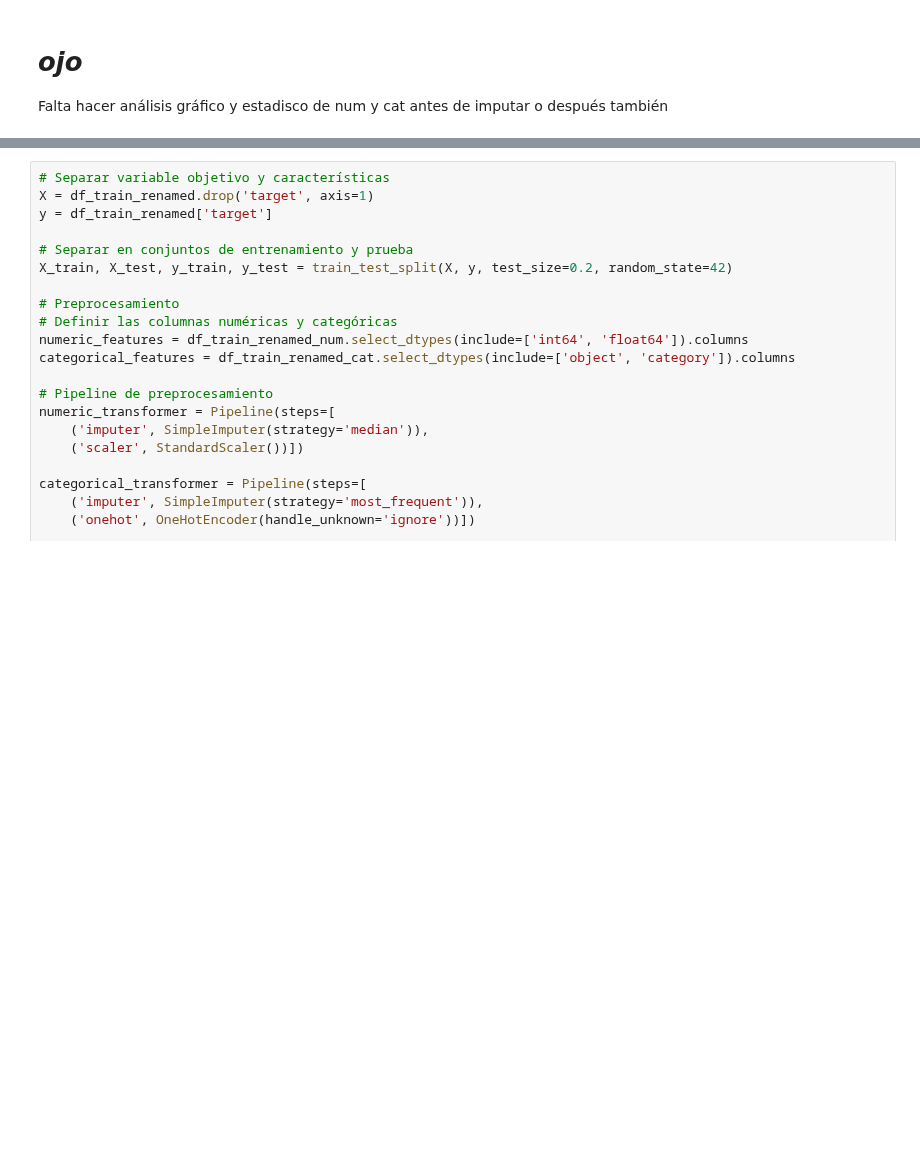
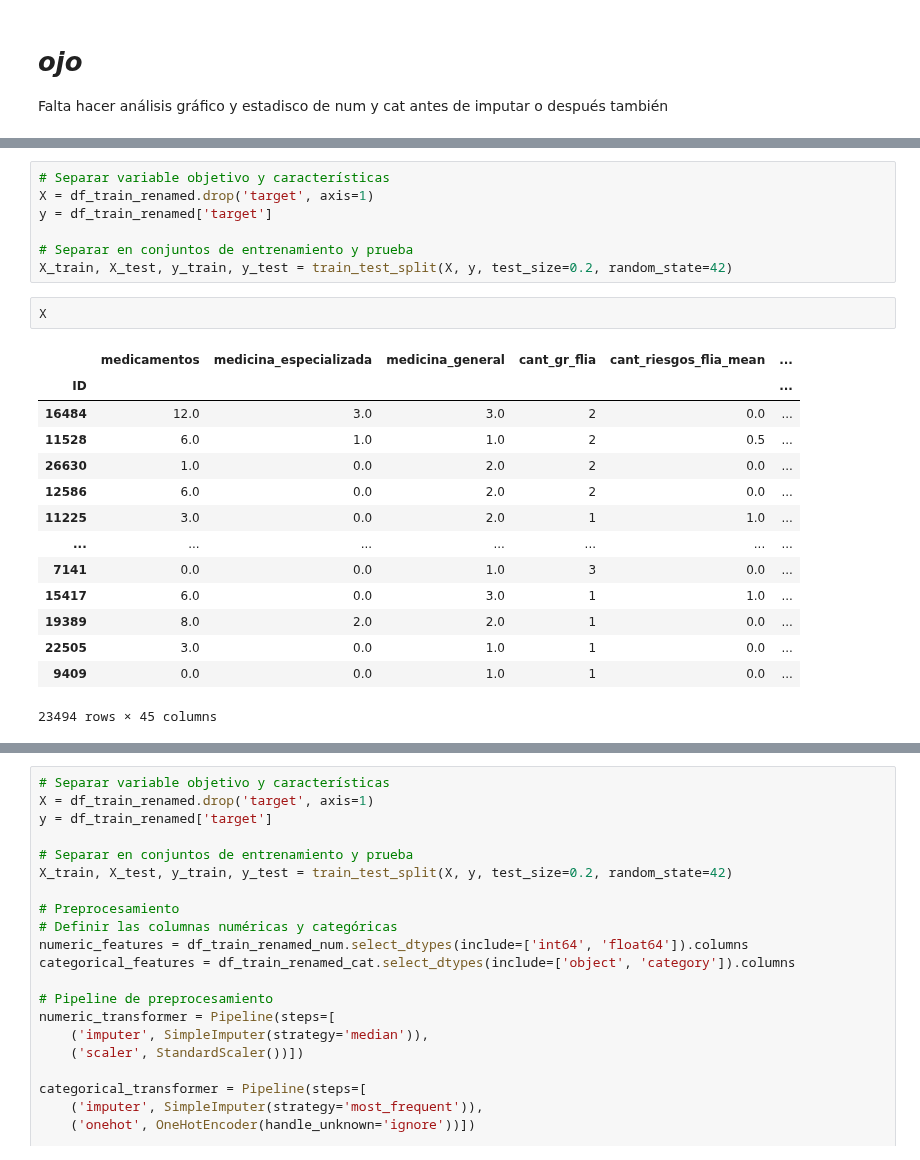
Before and after one commit to alfa7g7/Fundamentos-analitica-II, a Jupyter notebook: UNIDAD II/Proyecto final PSA/proyecto-psa.ipynb, the cells around one changed output, grey strips where cells are left out. Cells and saved outputs as stored; diff of their text form; blank space fills up the shorter version.

```diff
--- a/UNIDAD II/Proyecto final PSA/proyecto-psa.ipynb
+++ b/UNIDAD II/Proyecto final PSA/proyecto-psa.ipynb
@@ -252,0 +471,24 @@ Falta hacer análisis gráfico y estadisco de num y cat antes de imputar o despu
+# %%
+# Separar variable objetivo y características
+X = df_train_renamed.drop('target', axis=1)
+y = df_train_renamed['target']
+
+# Separar en conjuntos de entrenamiento y prueba
+X_train, X_test, y_train, y_test = train_test_split(X, y, test_size=0.2, random_state=42)
+# %%
+X
+# %% [output]
+|  | medicamentos | medicina_especializada | medicina_general | cant_gr_flia | cant_riesgos_flia_mean | ... |
+| ID |  |  |  |  |  | ... |
+| 16484 | 12.0 | 3.0 | 3.0 | 2 | 0.0 | ... |
+| 11528 | 6.0 | 1.0 | 1.0 | 2 | 0.5 | ... |
+| 26630 | 1.0 | 0.0 | 2.0 | 2 | 0.0 | ... |
+| 12586 | 6.0 | 0.0 | 2.0 | 2 | 0.0 | ... |
+| 11225 | 3.0 | 0.0 | 2.0 | 1 | 1.0 | ... |
+| ... | ... | ... | ... | ... | ... | ... |
+| 7141 | 0.0 | 0.0 | 1.0 | 3 | 0.0 | ... |
+| 15417 | 6.0 | 0.0 | 3.0 | 1 | 1.0 | ... |
+| 19389 | 8.0 | 2.0 | 2.0 | 1 | 0.0 | ... |
+| 22505 | 3.0 | 0.0 | 1.0 | 1 | 0.0 | ... |
+| 9409 | 0.0 | 0.0 | 1.0 | 1 | 0.0 | ... |
+23494 rows × 45 columns
```
Also changed, not shown: parts of 36 cells of this notebook.
